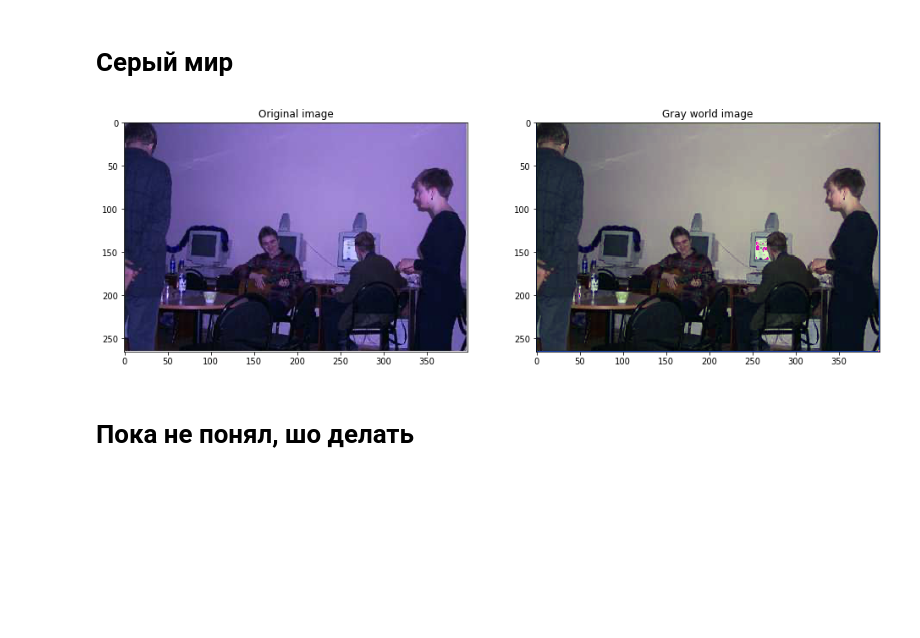
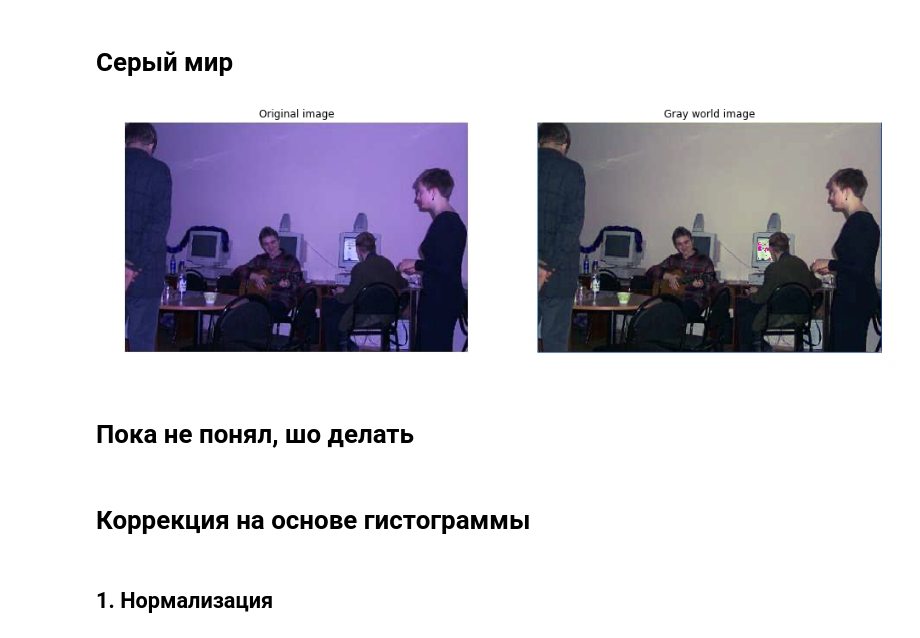
Before and after one commit to mezga-alex/Laboratory-work-SFedU, a Jupyter notebook: Computer Vision/Lab-2-luminance-transformations/Mezga_luminance_transformations.ipynb, the cells around one changed output. Drawn from its saved outputs; the diff is of its cells as text; code cells hidden in the pictures; blank space fills up the shorter version.

```diff
--- a/Computer Vision/Lab-2-luminance-transformations/Mezga_luminance_transformations.ipynb
+++ b/Computer Vision/Lab-2-luminance-transformations/Mezga_luminance_transformations.ipynb
@@ -108,18 +105,11 @@ def gray_world(np_img):
     return temp_img
 # %%
 gray_world_img = gray_world(orig_image)
-# %%
-fig=plt.figure(figsize=(16, 8))
-fig.add_subplot(1, 2, 1)
-plt.imshow(orig_image)
-plt.title('Original image')
-
-fig.add_subplot(1, 2, 2)
-plt.imshow(gray_world_img)
-plt.title('Gray world image')
-
-plt.show()
-# %% [output]
-[figure, removed]
+# %%
+show_two_images((orig_image, gray_world_img),title_arr=('Original image', 'Gray world image'))
+# %% [output]
+[figure, added]
 # %% [markdown]
 # Пока не понял, шо делать
+# %% [markdown]
+# Коррекция на основе гистограммы
@@ -125,0 +160,2 @@ plt.show()
+# %% [markdown]
+## 1. Нормализация
```
Also changed, not shown: parts of 19 cells of this notebook, 1 other file.
